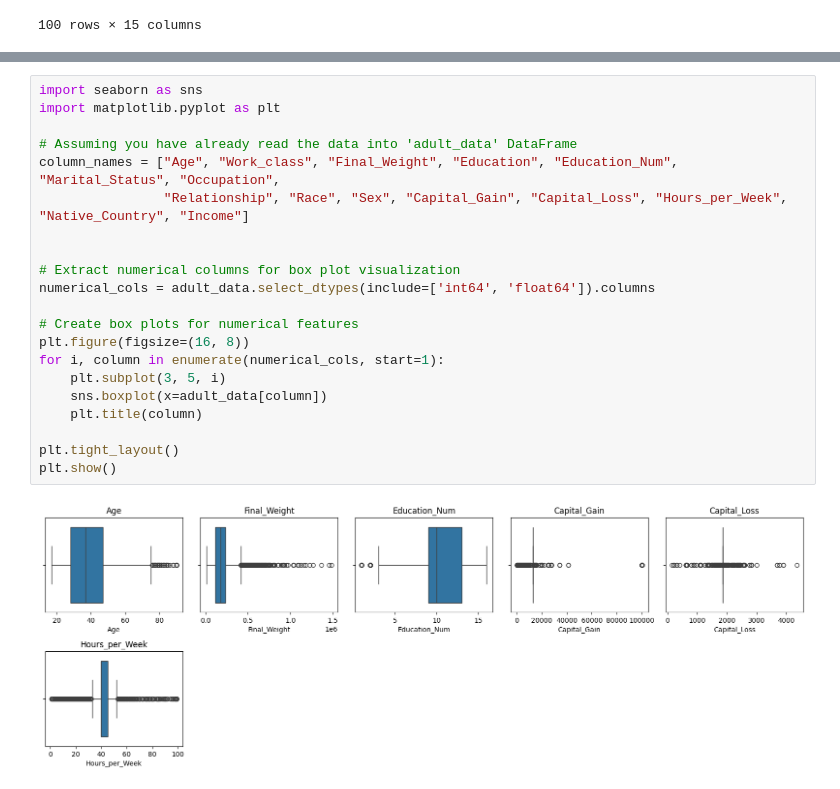
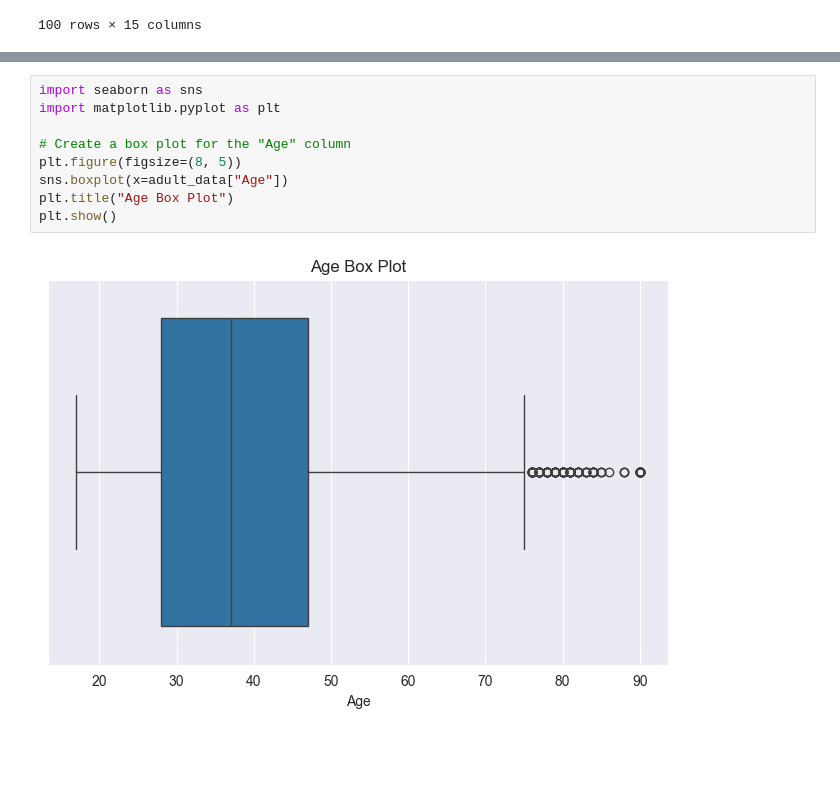
Before and after one commit to ShamalRthnayaka/Income-Prediction, a Jupyter notebook: DataPreprocessing.ipynb, the cells around one changed output, grey strips where cells are left out. Cells and saved outputs as stored; diff of their text form; blank space fills up the shorter version.

```diff
--- a/DataPreprocessing.ipynb
+++ b/DataPreprocessing.ipynb
@@ -271,23 +293,11 @@ dtype: int64
 # %%
 import seaborn as sns
 import matplotlib.pyplot as plt
 
-# Assuming you have already read the data into 'adult_data' DataFrame
-column_names = ["Age", "Work_class", "Final_Weight", "Education", "Education_Num", "Marital_Status", "Occupation",
-                "Relationship", "Race", "Sex", "Capital_Gain", "Capital_Loss", "Hours_per_Week", "Native_Country", "Income"]
-
-
-# Extract numerical columns for box plot visualization
-numerical_cols = adult_data.select_dtypes(include=['int64', 'float64']).columns
-
-# Create box plots for numerical features
-plt.figure(figsize=(16, 8))
-for i, column in enumerate(numerical_cols, start=1):
-    plt.subplot(3, 5, i)
-    sns.boxplot(x=adult_data[column])
-    plt.title(column)
-
-plt.tight_layout()
+# Create a box plot for the "Age" column
+plt.figure(figsize=(8, 5))
+sns.boxplot(x=adult_data["Age"])
+plt.title("Age Box Plot")
 plt.show()
 # %% [output]
-[figure, old version]
+[figure, new version]
```
Also changed, not shown: parts of 16 cells of this notebook.
